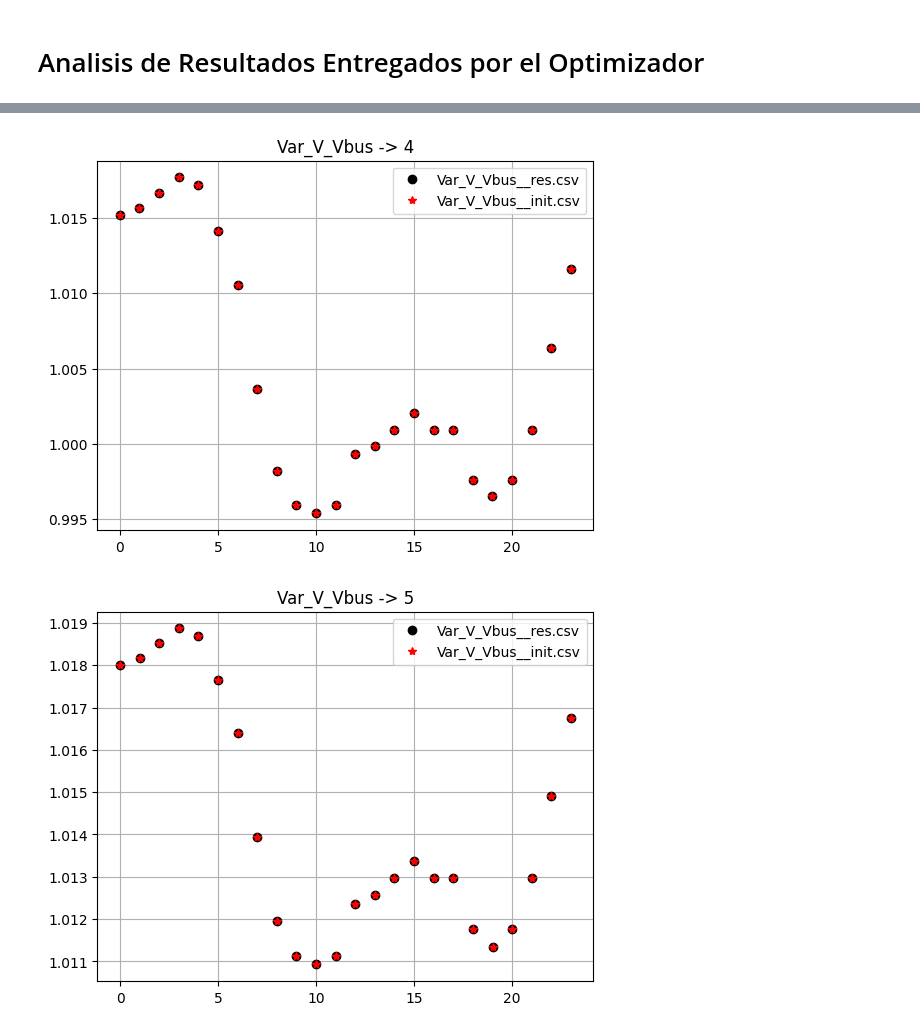
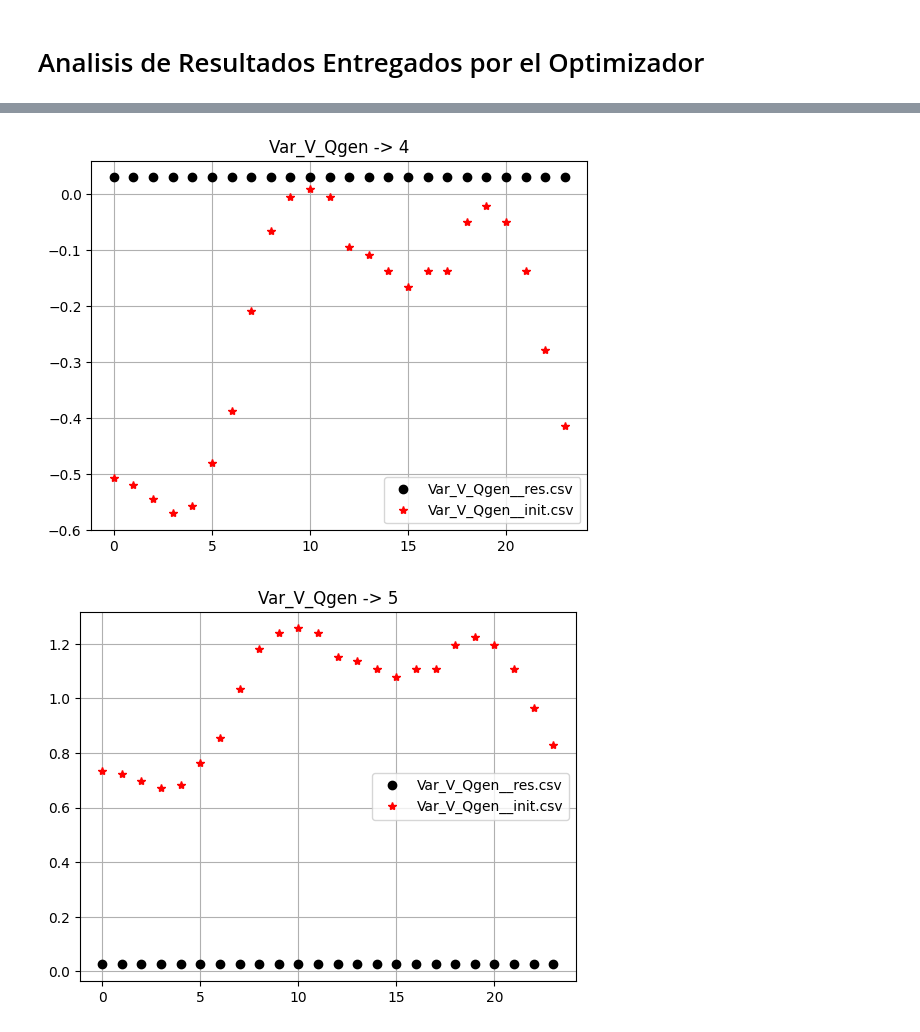
Before and after one commit to nensanc/PowerSystem, a Jupyter notebook: data analytics/Result_analytics.ipynb, the cells around one changed output, grey strips where cells are left out. Drawn from its saved outputs; the diff is of its cells as text; code cells hidden in the pictures.

```diff
--- a/data analytics/Result_analytics.ipynb
+++ b/data analytics/Result_analytics.ipynb
@@ -8,21 +8,21 @@ import matplotlib.pyplot as plt
 # %%
 # Creamos los dataframes con los archivos
 # Sacamos todos los archivos de la carpeta resultados
-def get_dict_name():
+def get_dict_name(system):
     dict_names = {}
     dirname = path.dirname(getcwd())
-    for arc in listdir(f'{dirname}/Resultados'):
+    for arc in listdir(f'{dirname}/Resultados/{system}'):
         name = arc.split('__')
         if dict_names.get(name[0]):
             dict_names.get(name[0]).append(arc)
         else:
             dict_names[name[0]] = [arc]
     return dirname, dict_names
-def get_df(var):
-    dirname, dict_names = get_dict_name()
+def get_df(var, system):
+    dirname, dict_names = get_dict_name(system)
     names_files = dict_names.get(var)
-    df1 = read_csv(f'{dirname}/Resultados/{names_files[0]}')
-    df2 = read_csv(f'{dirname}/Resultados/{names_files[1]}')
+    df1 = read_csv(f'{dirname}/Resultados/{system}/{names_files[0]}')
+    df2 = read_csv(f'{dirname}/Resultados/{system}/{names_files[1]}')
     # creamos las listas para graficar
     dict_df1 = dict((df1.iloc[i][0], df1.iloc[i][1]) for i in range(df1.shape[0]))
     dict_df2 = dict((df2.iloc[i][0], df2.iloc[i][1]) for i in range(df2.shape[0]))
@@ -42,11 +42,12 @@ def get_df(var):
     return dict_gen_df1, dict_gen_df2, names_files
 # %%
 # graficamos
-var = ['Var_V_Qgen','Var_V_Pgen','Var_V_Vbus', 'Var_V_Qslack'][2]
-dict_gen_df1, dict_gen_df2, names_files = get_df(var)
+var = ['Var_V_Qgen','Var_V_Pgen','Var_V_Vbus', 'Var_V_Qslack'][0]
+system = ['ieee9', 'ieee39', 'ieee57', 'ieee118'][2]
+dict_gen_df1, dict_gen_df2, names_files = get_df(var, system)
 for key in dict_gen_df1:
-    plt.plot(dict_gen_df2.get(key), 'o',mfc="k", mec="k", label=names_files[1])
-    plt.plot(dict_gen_df1.get(key), 'r*', label=names_files[0])
+    plt.plot(dict_gen_df1.get(key), 'o',mfc="k", mec="k", label=names_files[0])
+    plt.plot(dict_gen_df2.get(key), 'r*', label=names_files[1])
     plt.title(f'{var} -> {key}')
     plt.legend()
     plt.grid()
@@ -59,2 +60,2 @@ for key in dict_gen_df1:
-[figure, old version]
+[figure, new version]
-[figure, old version]
+[figure, new version]
```
Also changed, not shown: parts of 1 cell of this notebook, 8 other files.
